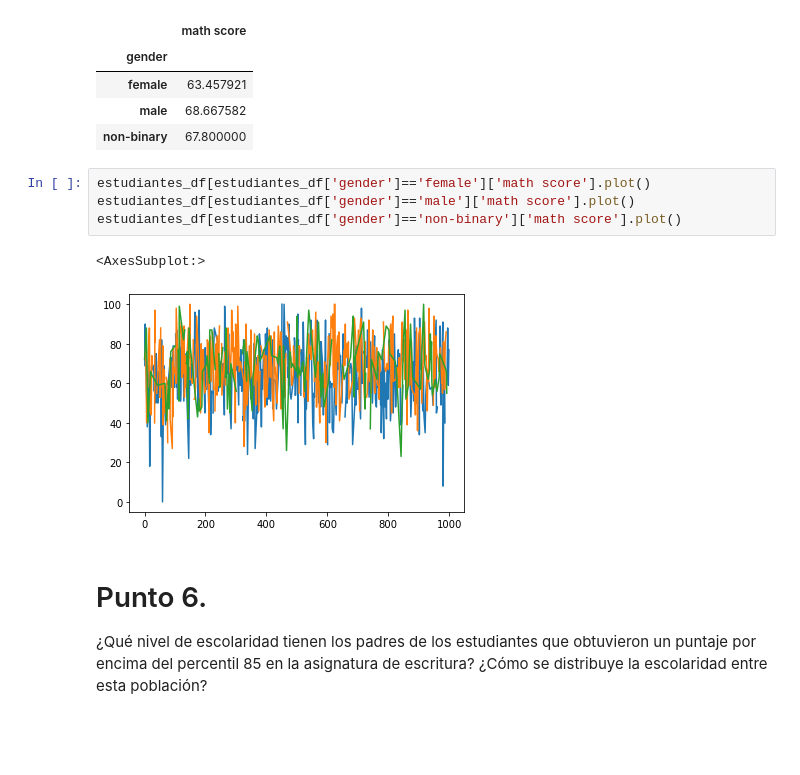
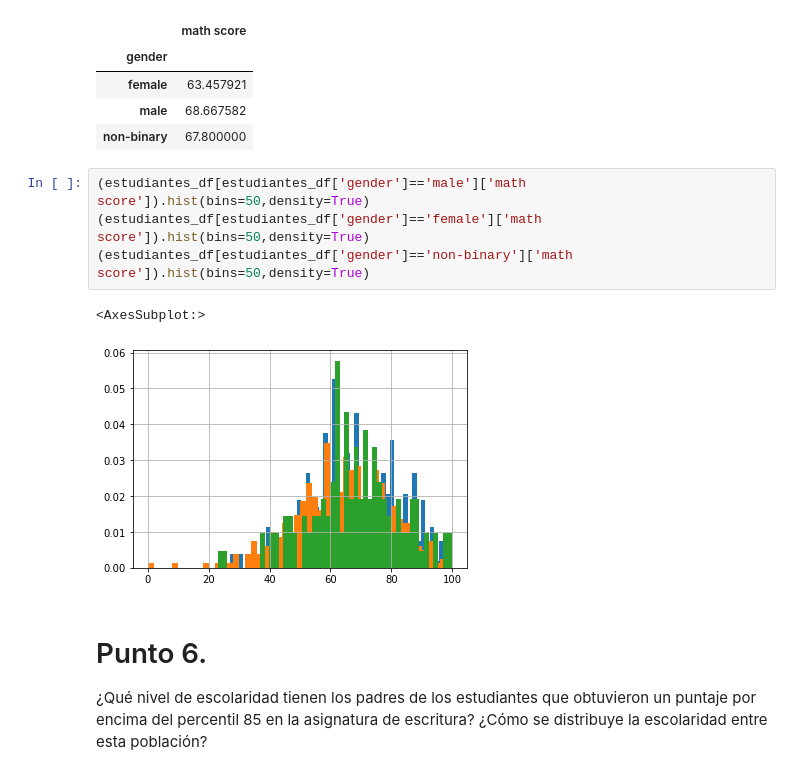
Before and after one commit to m-mejiap/GestionDeDatos, a Jupyter notebook: Parcial 1/Parcial 1 - Solución.ipynb, the cells around one changed output. Cells and saved outputs as stored; diff of their text form; blank space fills up the shorter version.

```diff
--- a/Parcial 1/Parcial 1 - Solución.ipynb
+++ b/Parcial 1/Parcial 1 - Solución.ipynb
@@ -140,12 +140,12 @@ estudiantes_df[['gender', 'math score']].groupby('gender').mean()
 | male | 68.667582 |
 | non-binary | 67.800000 |
 # %%
-estudiantes_df[estudiantes_df['gender']=='female']['math score'].plot()
-estudiantes_df[estudiantes_df['gender']=='male']['math score'].plot()
-estudiantes_df[estudiantes_df['gender']=='non-binary']['math score'].plot()
+(estudiantes_df[estudiantes_df['gender']=='male']['math score']).hist(bins=50,density=True)
+(estudiantes_df[estudiantes_df['gender']=='female']['math score']).hist(bins=50,density=True)
+(estudiantes_df[estudiantes_df['gender']=='non-binary']['math score']).hist(bins=50,density=True)
 # %% [output]
 <AxesSubplot:>
-[figure, old version]
+[figure, new version]
 # %% [markdown]
 # Punto 6.
 ¿Qué nivel de escolaridad tienen los padres de los estudiantes que obtuvieron un puntaje por encima del percentil 85 en la asignatura de escritura? ¿Cómo se distribuye la escolaridad entre esta población?
```
